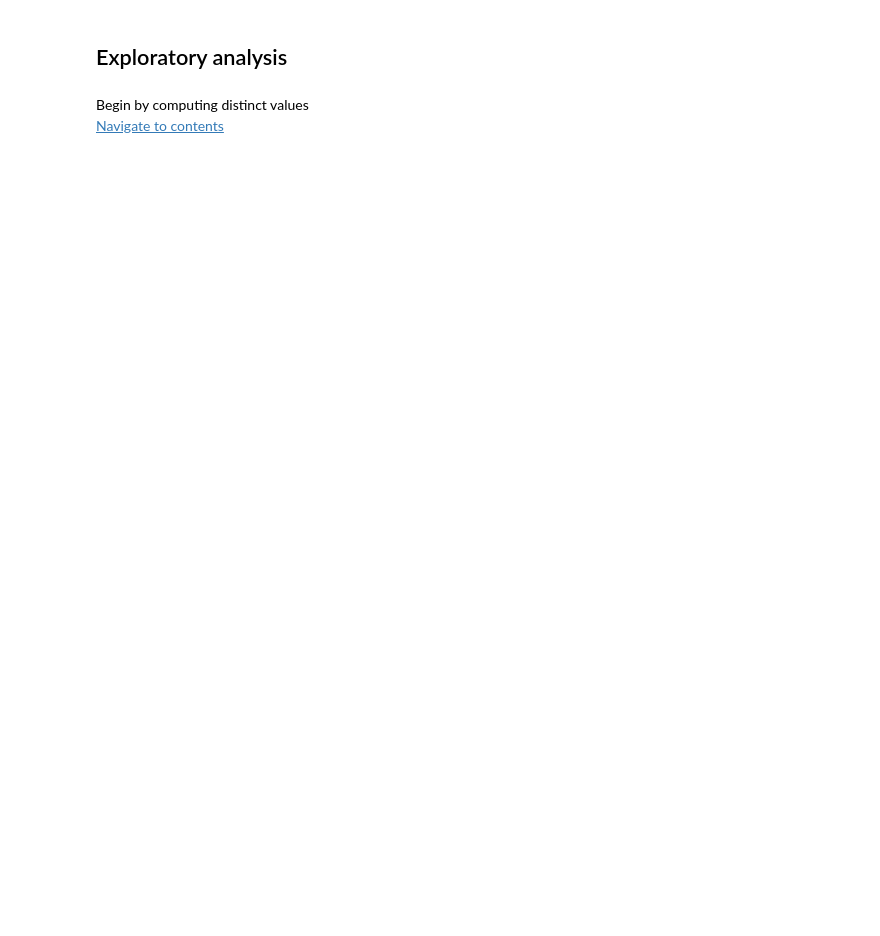
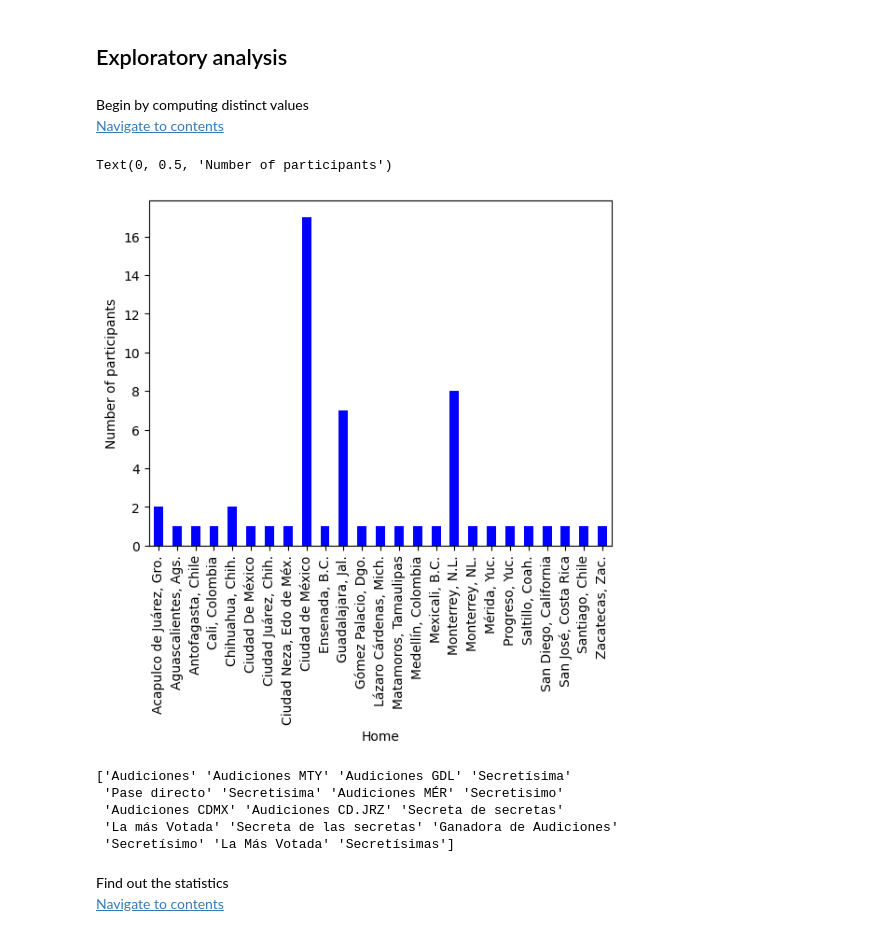
Before and after one commit to NilArj/drag_show, a Jupyter notebook: drag_show.ipynb, the cells around one changed output. Saved outputs shown, nothing was run; the diff lists cells and outputs as text; code cells hidden in the pictures; blank space fills up the shorter version.

```diff
--- a/drag_show.ipynb
+++ b/drag_show.ipynb
@@ -207,3 +255,25 @@ See the caveats in the documentation: https://pandas.pydata.org/pandas-docs/stab
 Begin by computing distinct values
 <br>
 <a href="#table_of_contents">Navigate to contents</a>
+# %%
+participants_home = df_contestants.groupby('Lugar de residencia').size()
+
+participants_home.plot(kind="bar", color="blue")
+plt.xlabel("Home")
+plt.ylabel("Number of participants")
+# %% [output]
+Text(0, 0.5, 'Number of participants')
+[figure, added]
+# %%
+print(df_contestants["Selección"].unique())
+# %% [output]
+['Audiciones' 'Audiciones MTY' 'Audiciones GDL' 'Secretísima'
+ 'Pase directo' 'Secretisima' 'Audiciones MÉR' 'Secretisimo'
+ 'Audiciones CDMX' 'Audiciones CD.JRZ' 'Secreta de secretas'
+ 'La más Votada' 'Secreta de las secretas' 'Ganadora de Audiciones'
+ 'Secretísimo' 'La Más Votada' 'Secretísimas']
+# %% [markdown]
+<a id="statistics"></a>
+Find out the statistics
+<br>
+<a href="#table_of_contents">Navigate to contents</a>
```
Also changed, not shown: parts of 7 cells of this notebook, 2 other files.
